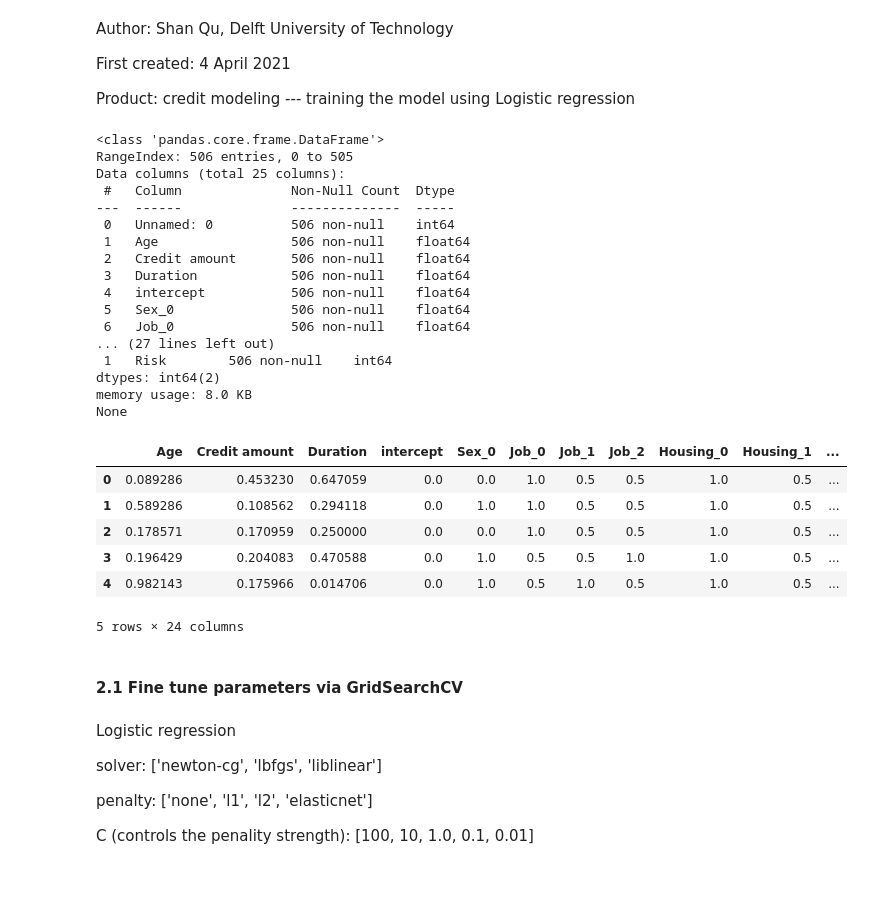
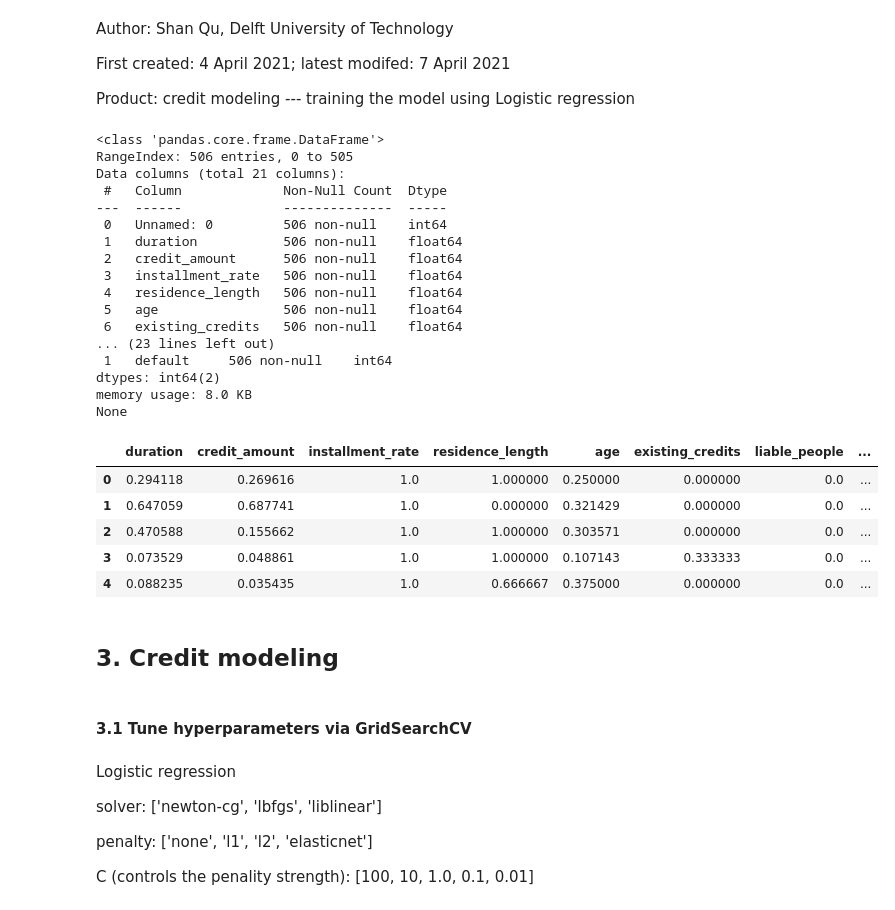
Before and after one commit to shanqu91/project_credit_risk_modeling, a Jupyter notebook: C1_credit_modeling_LR.ipynb, the cells around one changed output. Saved outputs shown, nothing was run; the diff lists cells and outputs as text; code cells hidden in the pictures; blank space fills up the shorter version.

```diff
--- a/C1_credit_modeling_LR.ipynb
+++ b/C1_credit_modeling_LR.ipynb
@@ -1,7 +1,7 @@
 # %% [markdown]
 Author: Shan Qu, Delft University of Technology
 
-First created: 4 April 2021
+First created: 4 April 2021; latest modifed: 7 April 2021
 
 Product: credit modeling --- training the model using Logistic regression
 # %%
@@ -28,47 +29,48 @@ warnings.filterwarnings("ignore")
 
 model = LogisticRegression()
 # %%
-df_X_train = pd.read_csv('df_X_train.csv')
-df_X_val = pd.read_csv('df_X_val.csv')
-df_y_train = pd.read_csv('df_y_train.csv')
-df_y_val = pd.read_csv('df_y_val.csv')
+df_X_train = pd.read_csv('Data/df_X_train.csv')
+df_X_val = pd.read_csv('Data/df_X_val.csv')
+df_y_train = pd.read_csv('Data/df_y_train.csv')
+df_y_val = pd.read_csv('Data/df_y_val.csv')
 print(df_X_train.info())
 print(df_y_train.info())
 
 # drop the unnamed ID column
 df_X_train.drop('Unnamed: 0', axis=1, inplace=True)
 df_X_val.drop('Unnamed: 0', axis=1, inplace=True)
 df_y_train.drop('Unnamed: 0', axis=1, inplace=True)
 df_y_val.drop('Unnamed: 0', axis=1, inplace=True)
 
 df_X_train.head(5)
 # %% [output]
 <class 'pandas.core.frame.DataFrame'>
 RangeIndex: 506 entries, 0 to 505
-Data columns (total 25 columns):
- #   Column              Non-Null Count  Dtype
----  ------              --------------  -----
- 0   Unnamed: 0          506 non-null    int64
- 1   Age                 506 non-null    float64
- 2   Credit amount       506 non-null    float64
- 3   Duration            506 non-null    float64
- 4   intercept           506 non-null    float64
- 5   Sex_0               506 non-null    float64
- 6   Job_0               506 non-null    float64
-... (27 lines left out)
- 1   Risk        506 non-null    int64
+Data columns (total 21 columns):
+ #   Column             Non-Null Count  Dtype
+---  ------             --------------  -----
+ 0   Unnamed: 0         506 non-null    int64
+ 1   duration           506 non-null    float64
+ 2   credit_amount      506 non-null    float64
+ 3   installment_rate   506 non-null    float64
+ 4   residence_length   506 non-null    float64
+ 5   age                506 non-null    float64
+ 6   existing_credits   506 non-null    float64
+... (23 lines left out)
+ 1   default     506 non-null    int64
 dtypes: int64(2)
 memory usage: 8.0 KB
 None
-|  | Age | Credit amount | Duration | intercept | Sex_0 | Job_0 | Job_1 | Job_2 | Housing_0 | Housing_1 | ... |
-| 0 | 0.089286 | 0.453230 | 0.647059 | 0.0 | 0.0 | 1.0 | 0.5 | 0.5 | 1.0 | 0.5 | ... |
-| 1 | 0.589286 | 0.108562 | 0.294118 | 0.0 | 1.0 | 1.0 | 0.5 | 0.5 | 1.0 | 0.5 | ... |
-| 2 | 0.178571 | 0.170959 | 0.250000 | 0.0 | 0.0 | 1.0 | 0.5 | 0.5 | 1.0 | 0.5 | ... |
-| 3 | 0.196429 | 0.204083 | 0.470588 | 0.0 | 1.0 | 0.5 | 0.5 | 1.0 | 1.0 | 0.5 | ... |
-| 4 | 0.982143 | 0.175966 | 0.014706 | 0.0 | 1.0 | 0.5 | 1.0 | 0.5 | 1.0 | 0.5 | ... |
+|  | duration | credit_amount | installment_rate | residence_length | age | existing_credits | liable_people | ... |
+| 0 | 0.294118 | 0.269616 | 1.0 | 1.000000 | 0.250000 | 0.000000 | 0.0 | ... |
+| 1 | 0.647059 | 0.687741 | 1.0 | 0.000000 | 0.321429 | 0.000000 | 0.0 | ... |
+| 2 | 0.470588 | 0.155662 | 1.0 | 1.000000 | 0.303571 | 0.000000 | 0.0 | ... |
+| 3 | 0.073529 | 0.048861 | 1.0 | 1.000000 | 0.107143 | 0.333333 | 0.0 | ... |
+| 4 | 0.088235 | 0.035435 | 1.0 | 0.666667 | 0.375000 | 0.000000 | 0.0 | ... |
-5 rows × 24 columns
+# %% [markdown]
+## 3. Credit modeling
 # %% [markdown]
-#### 2.1 Fine tune parameters via GridSearchCV
+#### 3.1 Tune hyperparameters via GridSearchCV
 # %% [markdown]
 Logistic regression
 
```
Also changed, not shown: parts of 17 cells of this notebook.
